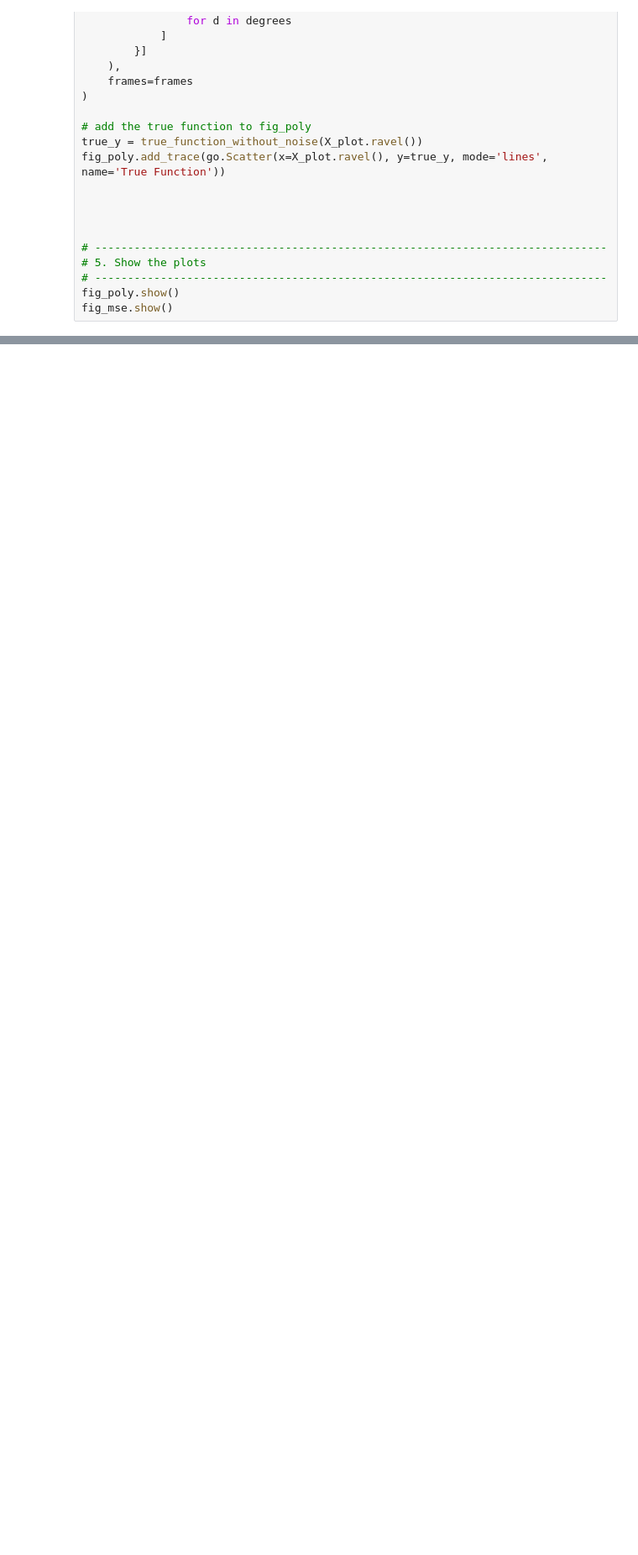
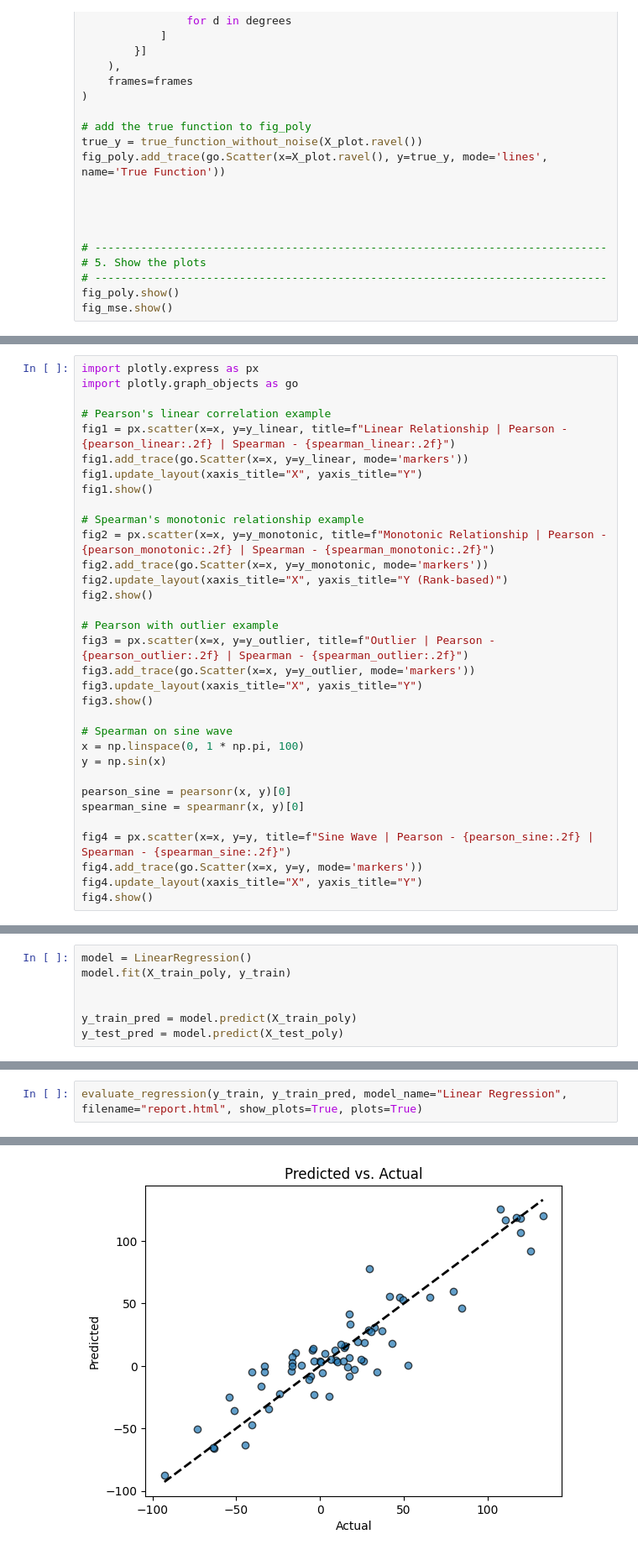
Before and after one commit to HaykTarkhanyan/ml_intro, a Jupyter notebook: L1 Linear Regression/P01 + L02 Linear Regression/ML___P1___Linear_Regression.ipynb, the cells around one changed output, grey strips where cells are left out. Shown at 84% size. Saved outputs shown, nothing was run; the diff lists cells and outputs as text; blank space fills up the shorter version.

```diff
--- a/L1 Linear Regression/P1 Linear Regression/ML___P1___Linear_Regression.ipynb
+++ b/L1 Linear Regression/P01 + L02 Linear Regression/ML___P1___Linear_Regression.ipynb
@@ -1509,0 +1543,33 @@ fig_mse.show()
+# %%
+import plotly.express as px
+import plotly.graph_objects as go
+
+# Pearson's linear correlation example
+fig1 = px.scatter(x=x, y=y_linear, title=f"Linear Relationship | Pearson - {pearson_linear:.2f} | Spearman - {spearman_linear:.2f}")
+fig1.add_trace(go.Scatter(x=x, y=y_linear, mode='markers'))
+fig1.update_layout(xaxis_title="X", yaxis_title="Y")
+fig1.show()
+
+# Spearman's monotonic relationship example
+fig2 = px.scatter(x=x, y=y_monotonic, title=f"Monotonic Relationship | Pearson - {pearson_monotonic:.2f} | Spearman - {spearman_monotonic:.2f}")
+fig2.add_trace(go.Scatter(x=x, y=y_monotonic, mode='markers'))
+fig2.update_layout(xaxis_title="X", yaxis_title="Y (Rank-based)")
+fig2.show()
+
+# Pearson with outlier example
+fig3 = px.scatter(x=x, y=y_outlier, title=f"Outlier | Pearson - {pearson_outlier:.2f} | Spearman - {spearman_outlier:.2f}")
+fig3.add_trace(go.Scatter(x=x, y=y_outlier, mode='markers'))
+fig3.update_layout(xaxis_title="X", yaxis_title="Y")
+fig3.show()
+
+# Spearman on sine wave
+x = np.linspace(0, 1 * np.pi, 100)
+y = np.sin(x)
+
+pearson_sine = pearsonr(x, y)[0]
+spearman_sine = spearmanr(x, y)[0]
+
+fig4 = px.scatter(x=x, y=y, title=f"Sine Wave | Pearson - {pearson_sine:.2f} | Spearman - {spearman_sine:.2f}")
+fig4.add_trace(go.Scatter(x=x, y=y, mode='markers'))
+fig4.update_layout(xaxis_title="X", yaxis_title="Y")
+fig4.show()
@@ -1509,0 +1619,7 @@ fig_mse.show()
+# %%
+model = LinearRegression()
+model.fit(X_train_poly, y_train)
+
+
+y_train_pred = model.predict(X_train_poly)
+y_test_pred = model.predict(X_test_poly)
@@ -1509,0 +1808,3 @@ fig_mse.show()
+# %%
+evaluate_regression(y_train, y_train_pred, model_name="Linear Regression", filename="report.html", show_plots=True, plots=True)
+# %% [output]
@@ -1509,0 +1820 @@ fig_mse.show()
+[figure, added]
```
Also changed, not shown: parts of 12 cells of this notebook, 5 other files.
